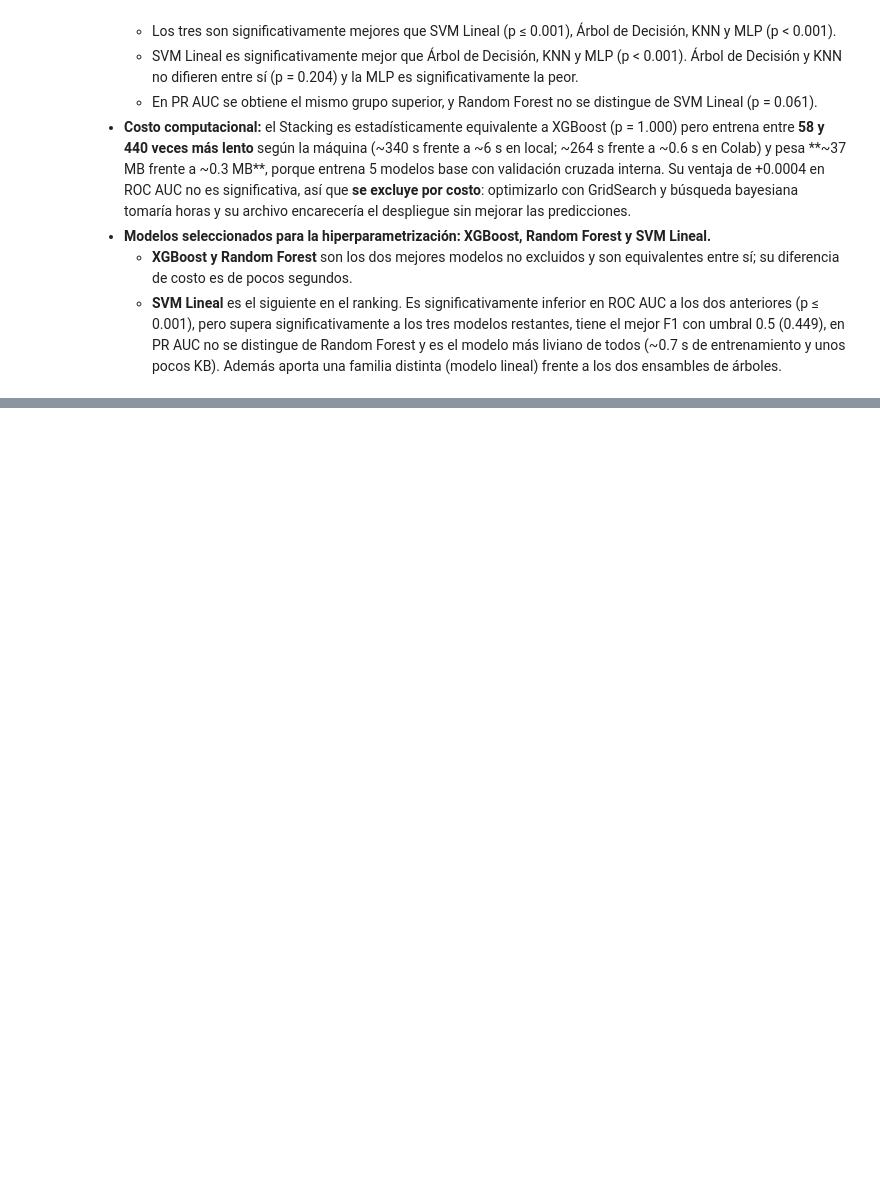
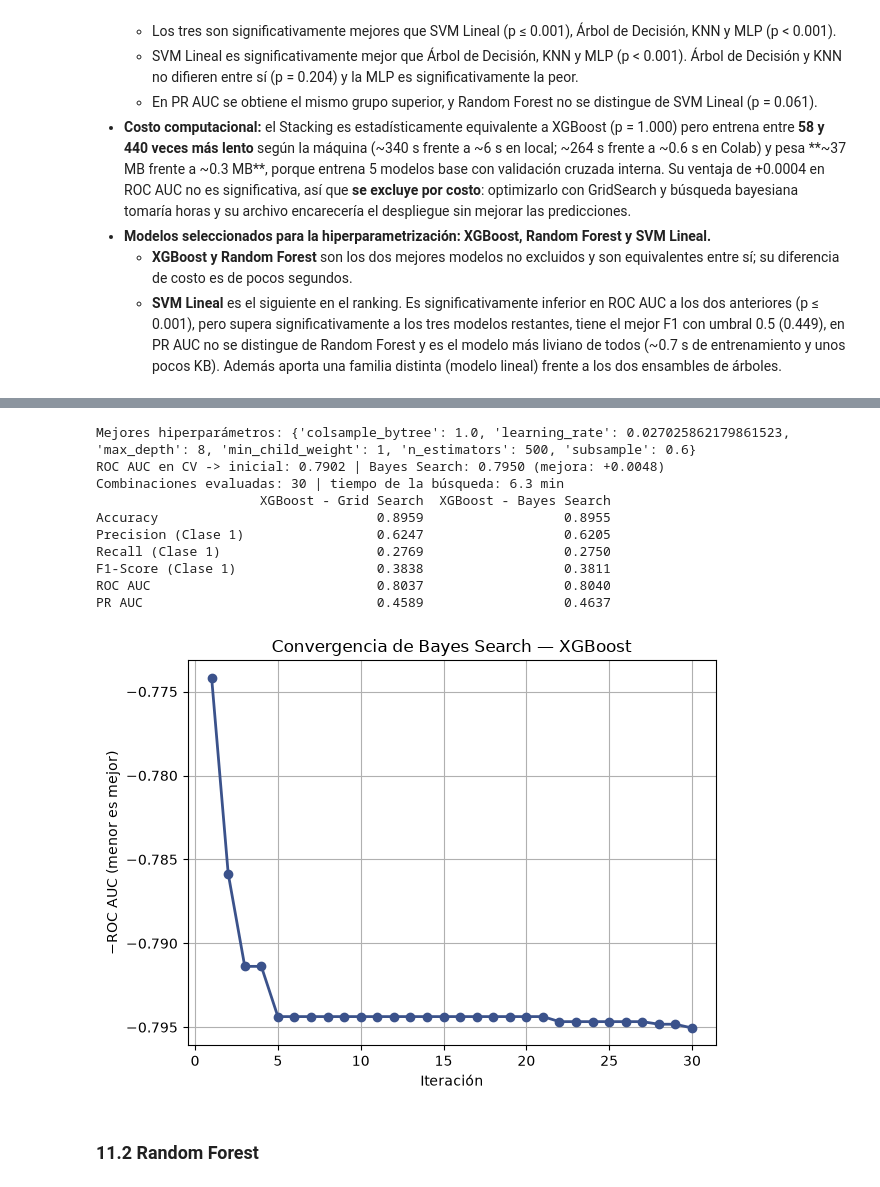
Before and after one commit to MariArbe/proyecto-final-mineria-datos-banco, a Jupyter notebook: 02_Modelado_Evaluacion_Bank_Marketing.ipynb, the cells around one changed output, grey strips where cells are left out. Saved outputs shown, nothing was run; the diff lists cells and outputs as text; code cells hidden in the pictures; blank space fills up the shorter version.

```diff
--- a/02_Modelado_Evaluacion_Bank_Marketing.ipynb
+++ b/02_Modelado_Evaluacion_Bank_Marketing.ipynb
@@ -1497,0 +1399,41 @@ Archivos guardados en 'entregables_modelado_bank':
+# %%
+# BayesSearchCV - XGBoost
+param_grid = {
+    "modelo__n_estimators": Integer(100, 500),
+    "modelo__max_depth": Integer(2, 10),
+    "modelo__learning_rate": Real(0.01, 0.3, prior="log-uniform"),
+    "modelo__subsample": Real(0.6, 1.0),
+    "modelo__colsample_bytree": Real(0.5, 1.0),
+    "modelo__min_child_weight": Integer(1, 10),
+}
+
+bayes_search_xgb = BayesSearchCV(
+    estimator=crear_pipeline_cv(xgb_model),  # preprocesamiento -> SMOTE -> XGBoost
+    search_spaces=param_grid,
+    n_iter=30,         # Número de combinaciones a probar
+    cv=cv,             # 10 folds estratificados
+    scoring=scoring,   # Se maximiza el scoring
+    n_jobs=-1,         # Utilizar todos los núcleos disponibles
+    refit=True,        # La mejor configuración se reentrena con todo Train
+    random_state=42
+)
+
+inicio = time.perf_counter()
+bayes_search_xgb.fit(X_train, y_train) #80%
+tiempos_busqueda[("XGBoost", "Bayes Search")] = time.perf_counter() - inicio
+
+reportar_busqueda("XGBoost", "Bayes Search", bayes_search_xgb)
+# %% [output]
+Mejores hiperparámetros: {'colsample_bytree': 1.0, 'learning_rate': 0.027025862179861523, 'max_depth': 8, 'min_child_weight': 1, 'n_estimators': 500, 'subsample': 0.6}
+ROC AUC en CV -> inicial: 0.7902 | Bayes Search: 0.7950 (mejora: +0.0048)
+Combinaciones evaluadas: 30 | tiempo de la búsqueda: 6.3 min
+                     XGBoost - Grid Search  XGBoost - Bayes Search
+Accuracy                            0.8959                  0.8955
+Precision (Clase 1)                 0.6247                  0.6205
+Recall (Clase 1)                    0.2769                  0.2750
+F1-Score (Clase 1)                  0.3838                  0.3811
+ROC AUC                             0.8037                  0.8040
+PR AUC                              0.4589                  0.4637
+[figure, added]
+# %% [markdown]
+### 11.2 Random Forest
```
Also changed, not shown: parts of 26 cells of this notebook.
